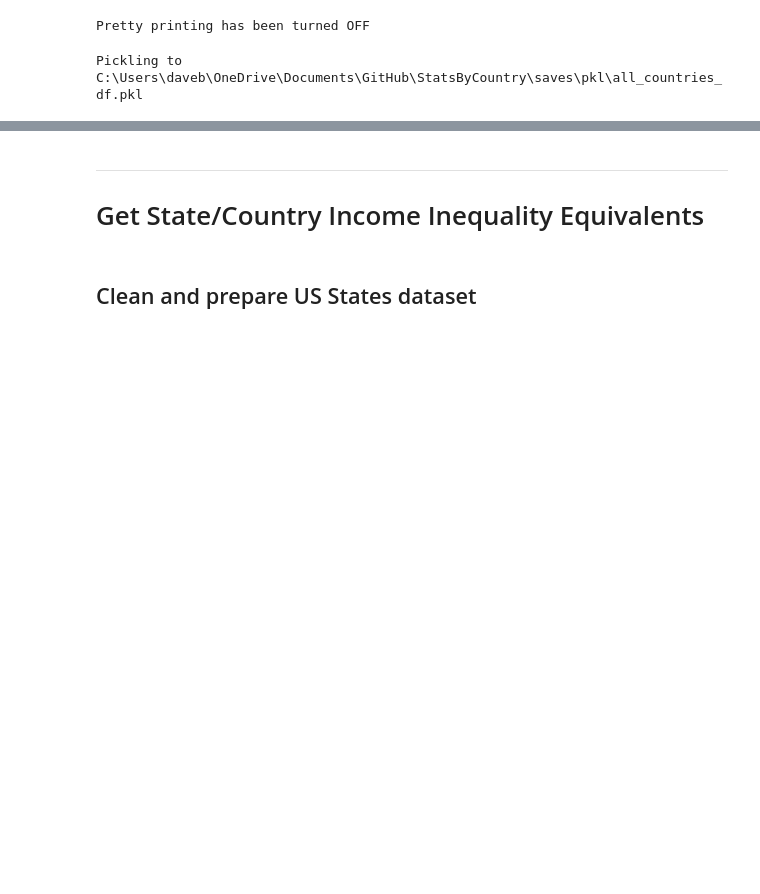
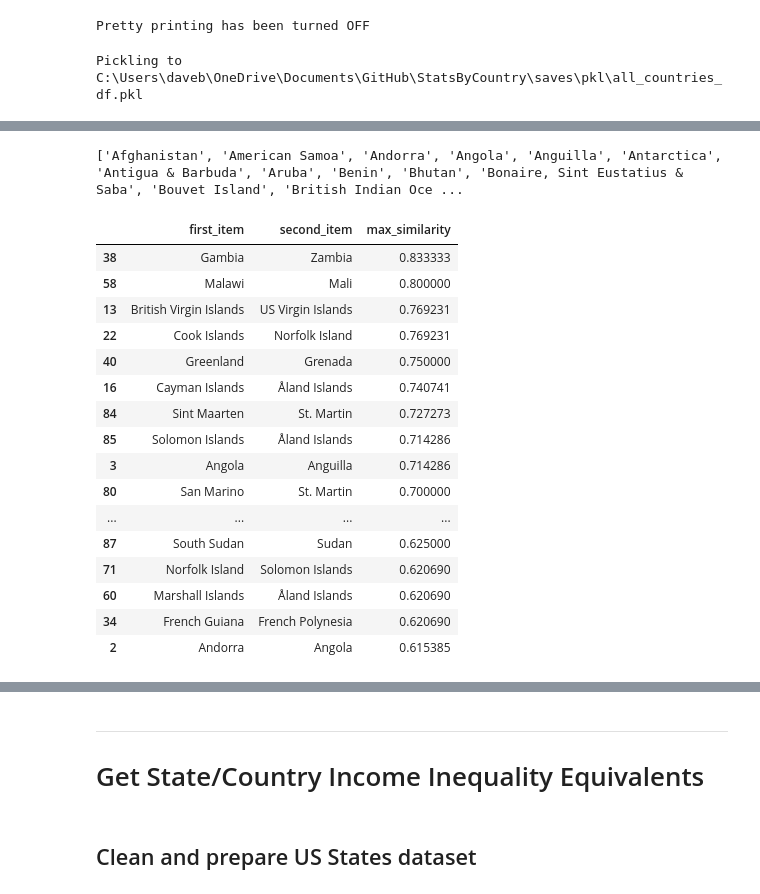
Before and after one commit to dbabbitt/StatsByCountry, a Jupyter notebook: ipynb/US State Stats.ipynb, the cells around one changed output, grey strips where cells are left out. Drawn from its saved outputs; the diff is of its cells as text; code cells hidden in the pictures; blank space fills up the shorter version.

```diff
--- a/ipynb/US State Stats.ipynb
+++ b/ipynb/US State Stats.ipynb
@@ -39,0 +137,34 @@ c = ChoroplethUtilities(iso_3166_2_code='us', one_country_df=us_stats_df, all_co
+# %%
+
+# Remove country duplicates and misspellings
+countries_df.country_name = countries_df.country_name.map(lambda x: ssu.country_name_dict.get(x, x))
+countries_list = sorted(set(countries_df.country_name).symmetric_difference(set(all_countries_df.country_name)))
+if countries_list:
+    print(countries_list)
+doubles_df = ssu.check_4_doubles(countries_list)
+mask_series = (doubles_df.max_similarity > 0.6)
+columns_list = ['first_item', 'second_item', 'max_similarity']
+if doubles_df[mask_series].shape[0]:
+    display(doubles_df[mask_series][columns_list].sort_values('max_similarity', ascending=False))
+mask_series = countries_df.duplicated(subset=['country_name'], keep=False)
+if countries_df[mask_series].shape[0]:
+    display(countries_df[mask_series])
+# %% [output]
+['Afghanistan', 'American Samoa', 'Andorra', 'Angola', 'Anguilla', 'Antarctica', 'Antigua & Barbuda', 'Aruba', 'Benin', 'Bhutan', 'Bonaire, Sint Eustatius & Saba', 'Bouvet Island', 'British Indian Oce ...
+|  | first_item | second_item | max_similarity |
+| 38 | Gambia | Zambia | 0.833333 |
+| 58 | Malawi | Mali | 0.800000 |
+| 13 | British Virgin Islands | US Virgin Islands | 0.769231 |
+| 22 | Cook Islands | Norfolk Island | 0.769231 |
+| 40 | Greenland | Grenada | 0.750000 |
+| 16 | Cayman Islands | Åland Islands | 0.740741 |
+| 84 | Sint Maarten | St. Martin | 0.727273 |
+| 85 | Solomon Islands | Åland Islands | 0.714286 |
+| 3 | Angola | Anguilla | 0.714286 |
+| 80 | San Marino | St. Martin | 0.700000 |
+| ... | ... | ... | ... |
+| 87 | South Sudan | Sudan | 0.625000 |
+| 71 | Norfolk Island | Solomon Islands | 0.620690 |
+| 60 | Marshall Islands | Åland Islands | 0.620690 |
+| 34 | French Guiana | French Polynesia | 0.620690 |
+| 2 | Andorra | Angola | 0.615385 |
```
Also changed, not shown: parts of 22 cells of this notebook, 13 other files.
